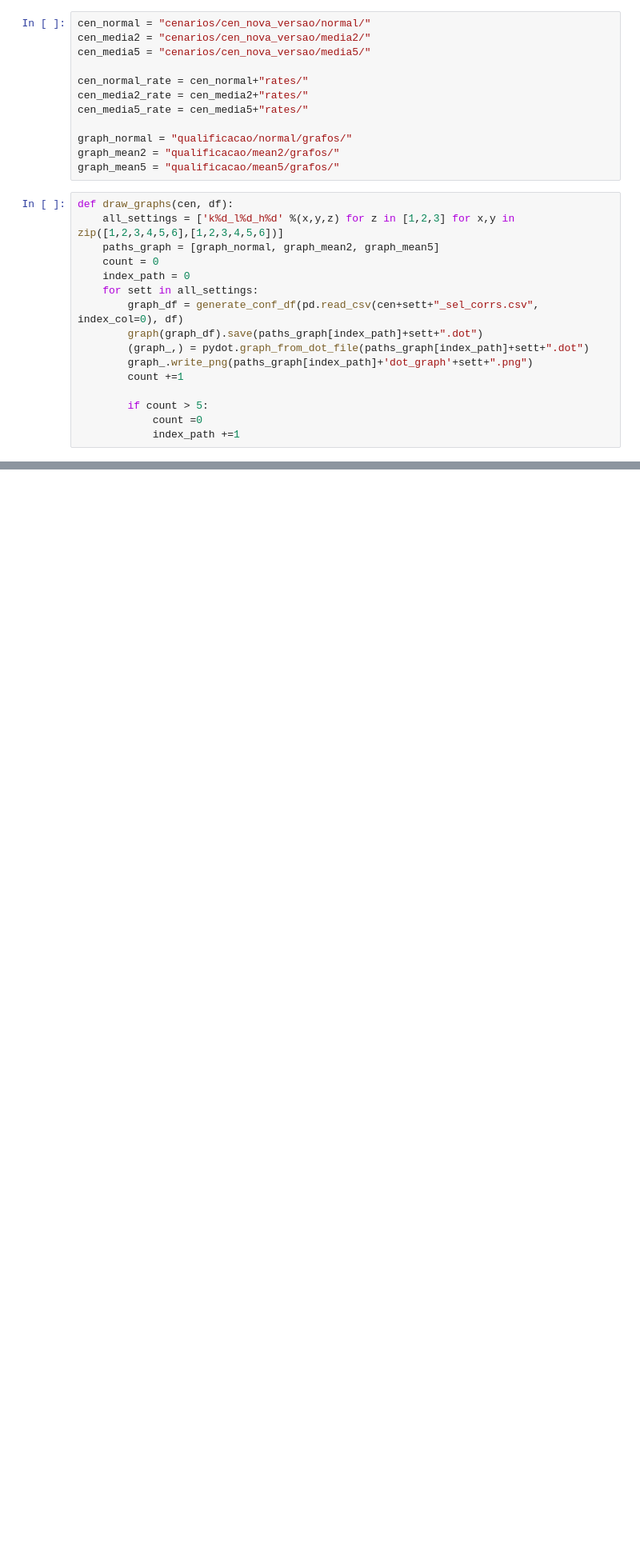
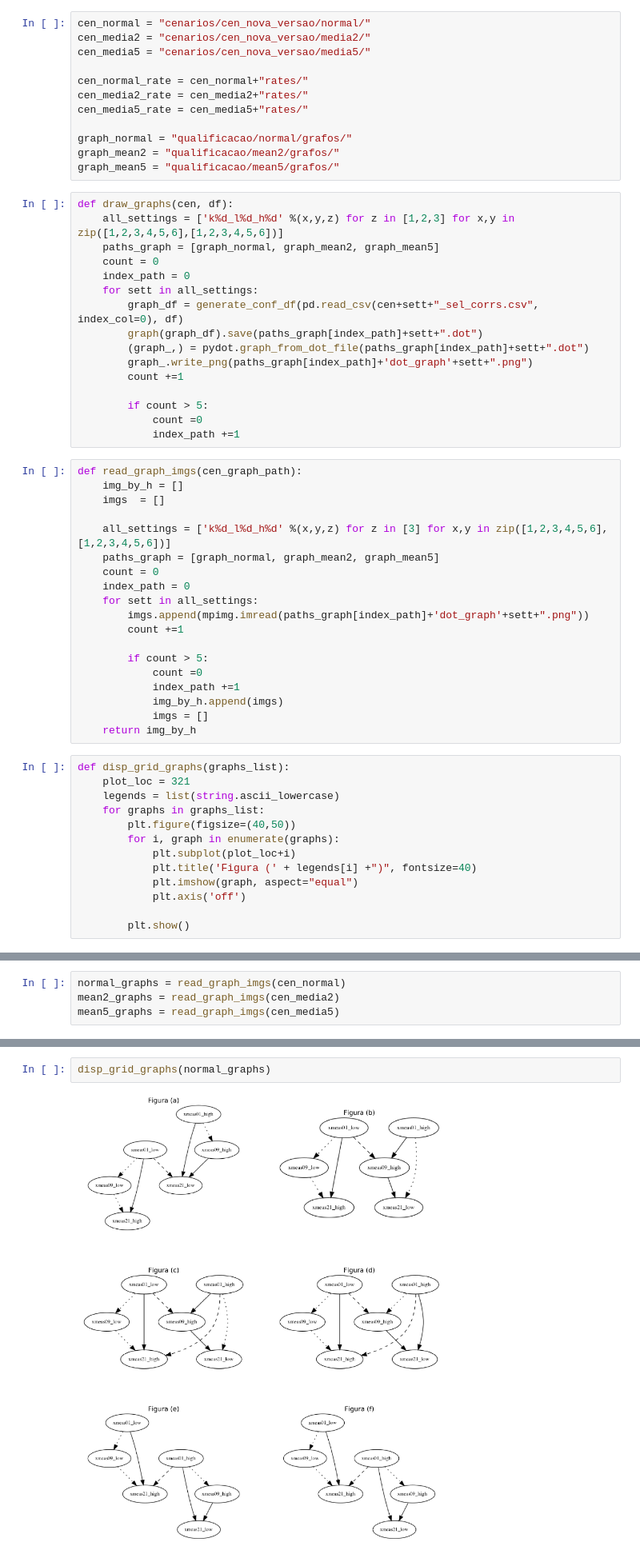
Before and after one commit to ruteee/pesquisa, a Jupyter notebook: visualizacao_grafos.ipynb, the cells around one changed output, grey strips where cells are left out. Shown at 80% size. Drawn from its saved outputs; the diff is of its cells as text; blank space fills up the shorter version.

Commit message:
subplots grafos

```diff
--- a/visualizacao_grafos.ipynb
+++ b/visualizacao_grafos.ipynb
@@ -78,4 +80,36 @@ def draw_graphs(cen, df):
         if count > 5:
             count =0
             index_path +=1
+# %%
+def read_graph_imgs(cen_graph_path):
+    img_by_h = []
+    imgs  = []
+
+    all_settings = ['k%d_l%d_h%d' %(x,y,z) for z in [3] for x,y in zip([1,2,3,4,5,6],[1,2,3,4,5,6])]
+    paths_graph = [graph_normal, graph_mean2, graph_mean5]
+    count = 0
+    index_path = 0
+    for sett in all_settings:
+        imgs.append(mpimg.imread(paths_graph[index_path]+'dot_graph'+sett+".png"))
+        count +=1
+
+        if count > 5:
+            count =0
+            index_path +=1
+            img_by_h.append(imgs)
+            imgs = []
+    return img_by_h
+# %%
+def disp_grid_graphs(graphs_list):
+    plot_loc = 321
+    legends = list(string.ascii_lowercase)
+    for graphs in graphs_list:
+        plt.figure(figsize=(40,50))
+        for i, graph in enumerate(graphs):
+            plt.subplot(plot_loc+i)
+            plt.title('Figura (' + legends[i] +")", fontsize=40)
+            plt.imshow(graph, aspect="equal")
+            plt.axis('off')
+
+        plt.show()
 # %%
@@ -104,0 +117,4 @@ g.render?
+# %%
+normal_graphs = read_graph_imgs(cen_normal)
+mean2_graphs = read_graph_imgs(cen_media2)
+mean5_graphs = read_graph_imgs(cen_media5)
@@ -104,0 +125,4 @@ g.render?
+# %%
+disp_grid_graphs(normal_graphs)
+# %% [output]
+[figure, added]
```
Also changed, not shown: parts of 5 cells of this notebook, 4 other files.
